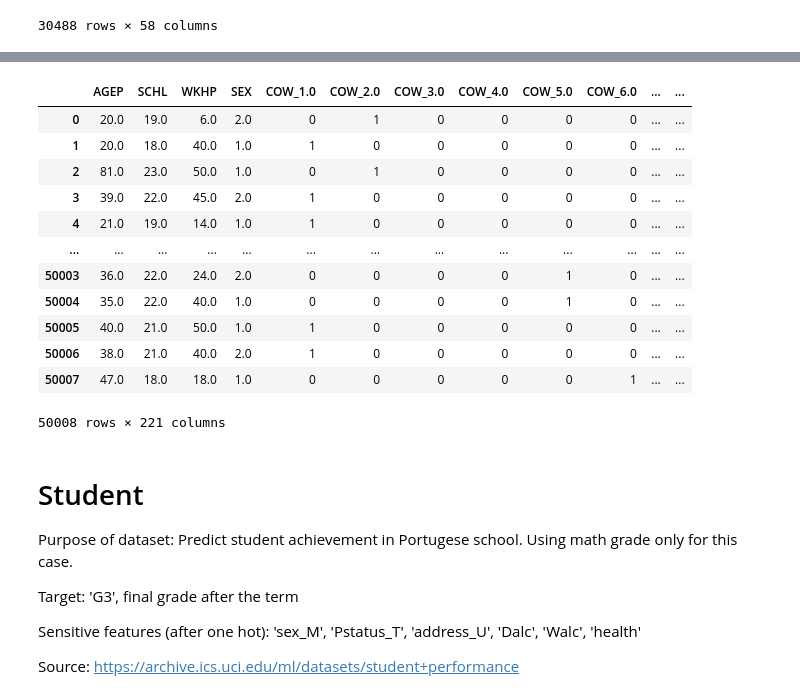
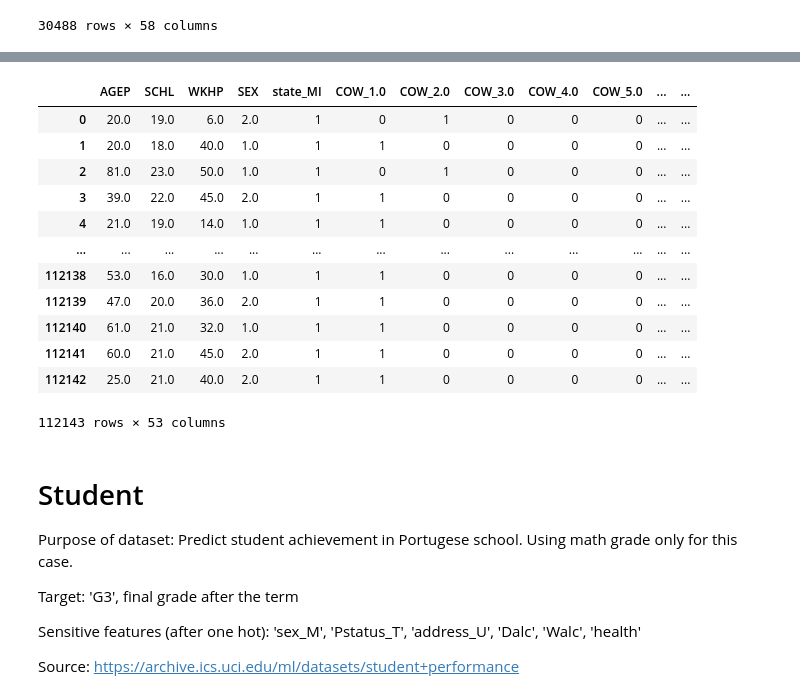
Before and after one commit to safr-ai-lab/xai-disparity, a Jupyter notebook: datasets.ipynb, the cells around one changed output, grey strips where cells are left out. Drawn from its saved outputs; the diff is of its cells as text; code cells hidden in the pictures.

Commit message:
cleaning up

```diff
--- a/datasets.ipynb
+++ b/datasets.ipynb
@@ -149,18 +218,5 @@ features, labels, _ = ACSIncome.df_to_pandas(data)
 # %%
-folk_df = clean_data(features, categoricals=['COW', 'MAR', 'POBP', 'RAC1P'], labels=labels,
-                drops = ['RELP','OCCP'])
-folk_df
+mi_df = clean_data(features_mi, categoricals=['COW', 'MAR', 'OCCP', 'RAC1P'], labels=labels_mi,
+                drops = ['RELP','POBP'])
+oh_df = clean_data(features_oh, categoricals=['COW', 'MAR', 'OCCP', 'RAC1P'], labels=labels_oh,
+                drops = ['RELP','POBP'])
-# %% [output]
-|  | AGEP | SCHL | WKHP | SEX | COW_1.0 | COW_2.0 | COW_3.0 | COW_4.0 | COW_5.0 | COW_6.0 | ... | ... |
-| 0 | 20.0 | 19.0 | 6.0 | 2.0 | 0 | 1 | 0 | 0 | 0 | 0 | ... | ... |
-| 1 | 20.0 | 18.0 | 40.0 | 1.0 | 1 | 0 | 0 | 0 | 0 | 0 | ... | ... |
-| 2 | 81.0 | 23.0 | 50.0 | 1.0 | 0 | 1 | 0 | 0 | 0 | 0 | ... | ... |
-| 3 | 39.0 | 22.0 | 45.0 | 2.0 | 1 | 0 | 0 | 0 | 0 | 0 | ... | ... |
-| 4 | 21.0 | 19.0 | 14.0 | 1.0 | 1 | 0 | 0 | 0 | 0 | 0 | ... | ... |
-| ... | ... | ... | ... | ... | ... | ... | ... | ... | ... | ... | ... | ... |
-| 50003 | 36.0 | 22.0 | 24.0 | 2.0 | 0 | 0 | 0 | 0 | 1 | 0 | ... | ... |
-| 50004 | 35.0 | 22.0 | 40.0 | 1.0 | 0 | 0 | 0 | 0 | 1 | 0 | ... | ... |
-| 50005 | 40.0 | 21.0 | 50.0 | 1.0 | 1 | 0 | 0 | 0 | 0 | 0 | ... | ... |
-| 50006 | 38.0 | 21.0 | 40.0 | 2.0 | 1 | 0 | 0 | 0 | 0 | 0 | ... | ... |
-| 50007 | 47.0 | 18.0 | 18.0 | 1.0 | 0 | 0 | 0 | 0 | 0 | 1 | ... | ... |
-50008 rows × 221 columns
@@ -167,2 +233,17 @@ folk_df
 # %%
-# list(folk_df.columns)
+df = pd.read_csv('data/folktables/ACSIncome_combined_2018_new.csv')
+df
+# %% [output]
+|  | AGEP | SCHL | WKHP | SEX | state_MI | COW_1.0 | COW_2.0 | COW_3.0 | COW_4.0 | COW_5.0 | ... | ... |
+| 0 | 20.0 | 19.0 | 6.0 | 2.0 | 1 | 0 | 1 | 0 | 0 | 0 | ... | ... |
+| 1 | 20.0 | 18.0 | 40.0 | 1.0 | 1 | 1 | 0 | 0 | 0 | 0 | ... | ... |
+| 2 | 81.0 | 23.0 | 50.0 | 1.0 | 1 | 0 | 1 | 0 | 0 | 0 | ... | ... |
+| 3 | 39.0 | 22.0 | 45.0 | 2.0 | 1 | 1 | 0 | 0 | 0 | 0 | ... | ... |
+| 4 | 21.0 | 19.0 | 14.0 | 1.0 | 1 | 1 | 0 | 0 | 0 | 0 | ... | ... |
+| ... | ... | ... | ... | ... | ... | ... | ... | ... | ... | ... | ... | ... |
+| 112138 | 53.0 | 16.0 | 30.0 | 1.0 | 1 | 1 | 0 | 0 | 0 | 0 | ... | ... |
+| 112139 | 47.0 | 20.0 | 36.0 | 2.0 | 1 | 1 | 0 | 0 | 0 | 0 | ... | ... |
+| 112140 | 61.0 | 21.0 | 32.0 | 1.0 | 1 | 1 | 0 | 0 | 0 | 0 | ... | ... |
+| 112141 | 60.0 | 21.0 | 45.0 | 2.0 | 1 | 1 | 0 | 0 | 0 | 0 | ... | ... |
+| 112142 | 25.0 | 21.0 | 40.0 | 2.0 | 1 | 1 | 0 | 0 | 0 | 0 | ... | ... |
+112143 rows × 53 columns
```
Also changed, not shown: parts of 15 cells of this notebook, 2 other files.
